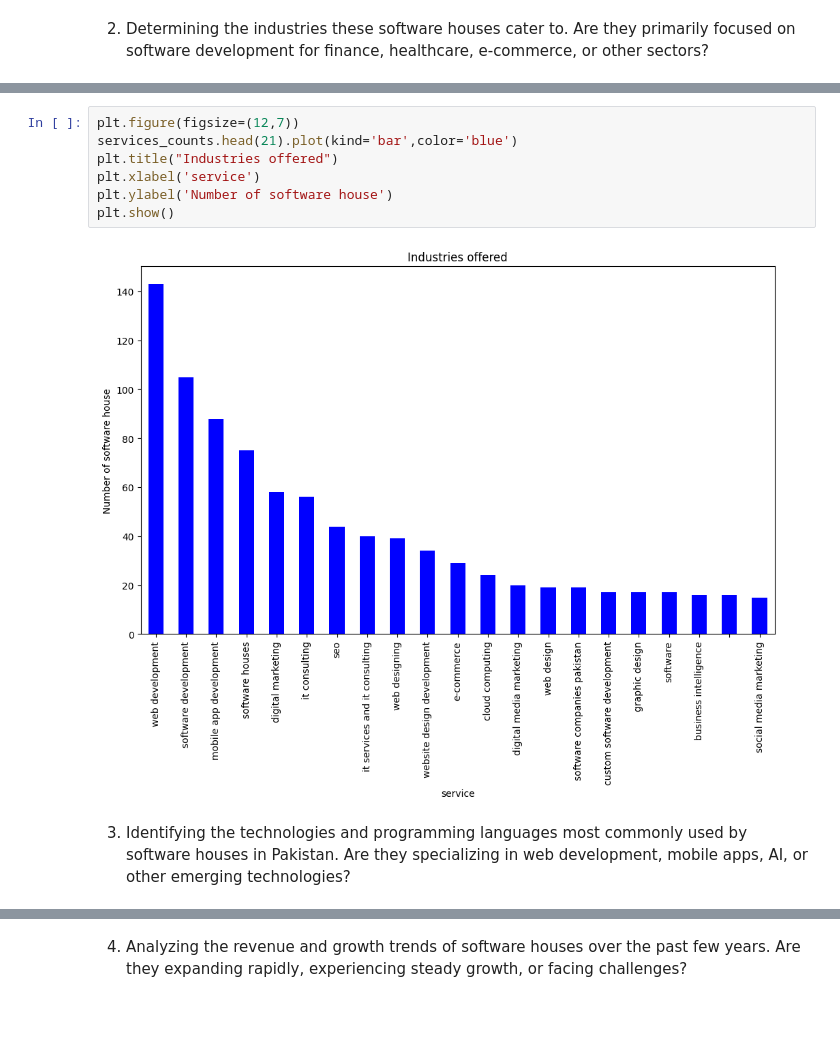
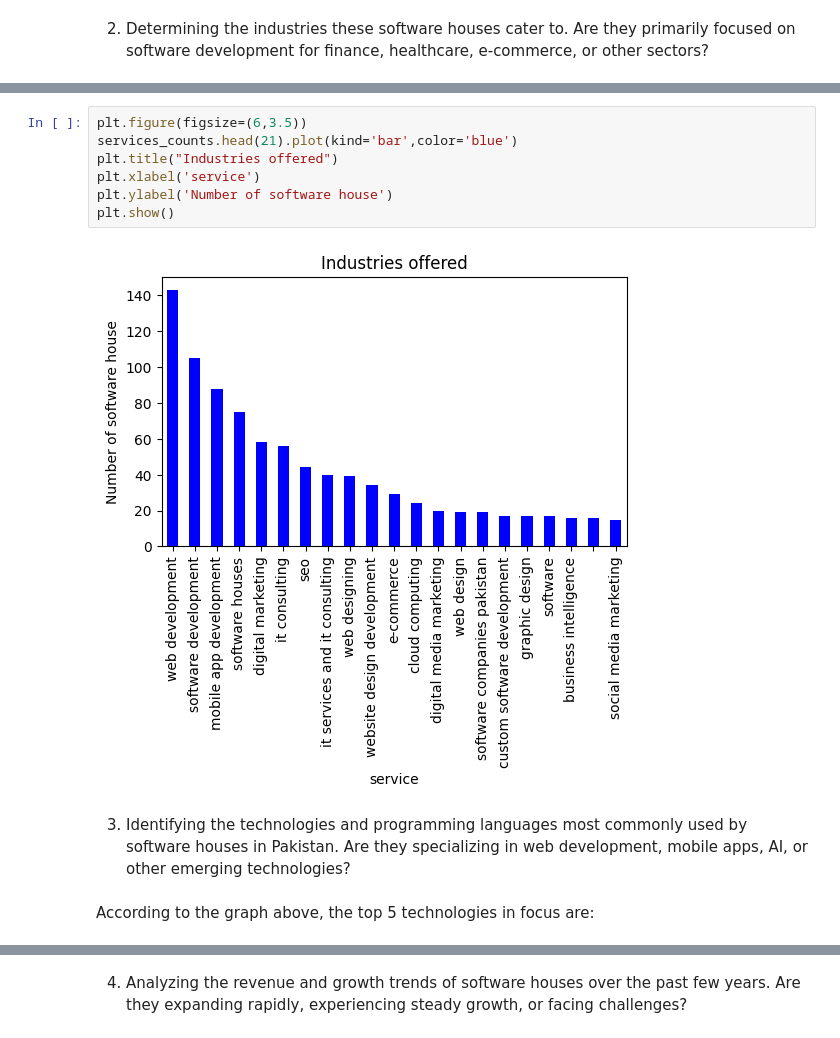
Before and after one commit to R4F4I/semester-3-FAST-K240009, a Jupyter notebook: PAI/LAB/assignments/lab_6_7_8/Q7.ipynb, the cells around one changed output, grey strips where cells are left out. Cells and saved outputs as stored; diff of their text form.

```diff
--- a/PAI/LAB/assignments/lab_6_7_8/Q7.ipynb
+++ b/PAI/LAB/assignments/lab_6_7_8/Q7.ipynb
@@ -89,13 +89,15 @@ business intelligence             16
 social media marketing            15
 Name: count, dtype: int64
 # %%
-plt.figure(figsize=(12,7))
+plt.figure(figsize=(6,3.5))
 services_counts.head(21).plot(kind='bar',color='blue')
 plt.title("Industries offered")
 plt.xlabel('service')
 plt.ylabel('Number of software house')
 plt.show()
 # %% [output]
-[figure, old version]
+[figure, new version]
 # %% [markdown]
 3. Identifying the technologies and programming languages most commonly used by software houses in Pakistan. Are they specializing in web development, mobile apps, AI, or other emerging technologies?
+# %% [markdown]
+According to the graph above, the top 5 technologies in focus are:
```
Also changed, not shown: parts of 3 cells of this notebook.
